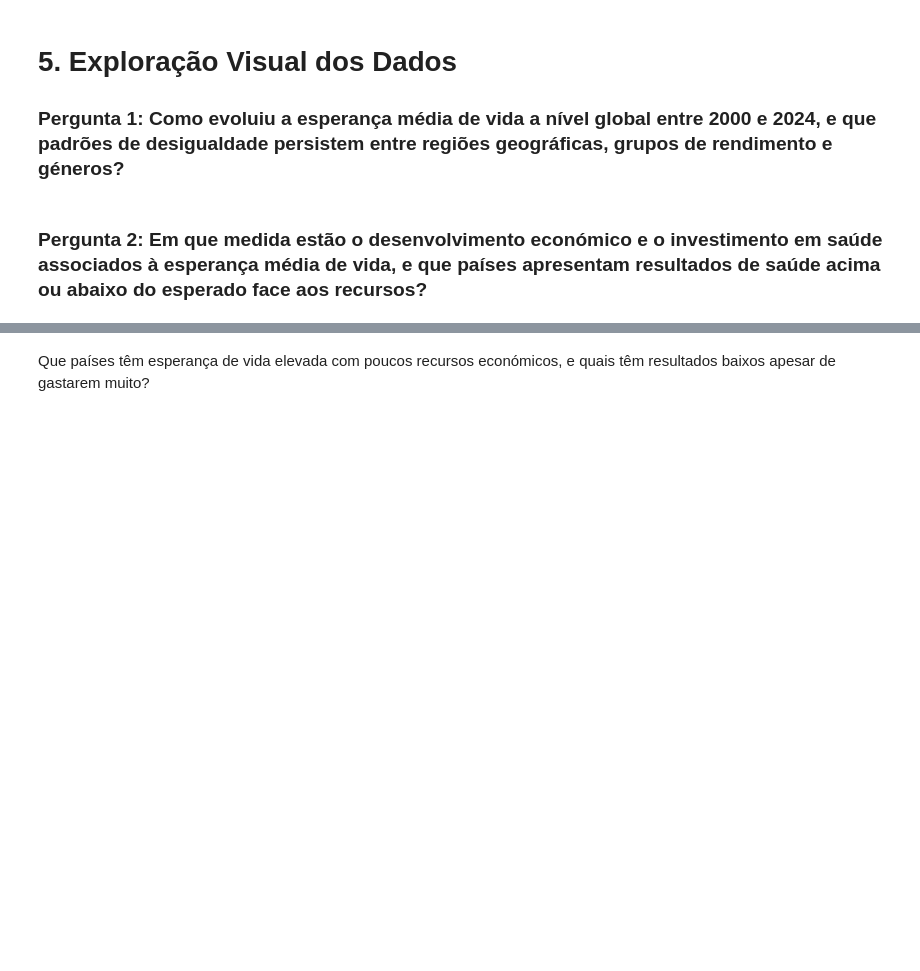
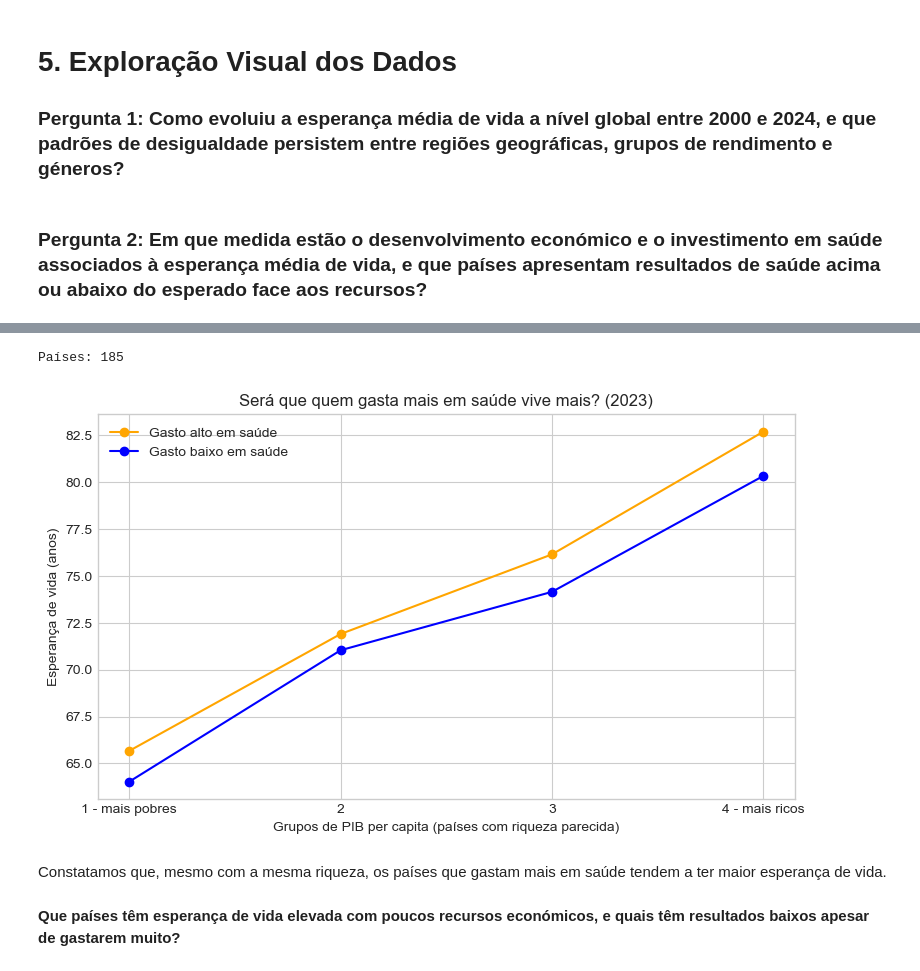
Before and after one commit to matilde-quiterio/Data-visualization, a Jupyter notebook: notebook.ipynb, the cells around one changed output, grey strips where cells are left out. Drawn from its saved outputs; the diff is of its cells as text; code cells hidden in the pictures; blank space fills up the shorter version.

```diff
--- a/notebook.ipynb
+++ b/notebook.ipynb
@@ -264,2 +325,33 @@ O gasto em saúde (per capita e % do PIB) está associado a ganhos de esperança
+# %%
+colunas = ["gdp_per_capita", "life_expectancy", "health_expenditure_per_capita", "health_expenditure_pct_gdp"]
+dados_2023 = dados[dados["year"] == 2023].dropna(subset=colunas).copy()
+print("Países:", len(dados_2023))
+
+#Grupos de riqueza
+#O pd.qcut() ordena os países por PIB per capita e corta em 4 grupos com o mesmo número de países. Cada grupo é um quartil.
+#Com quartis os grupos são mais comparáveis porque o PIB é desigual entre países.
+dados_2023["grupos_pib"] = pd.qcut(dados_2023["gdp_per_capita"], q=4, labels=["1 - mais pobres", "2", "3", "4 - mais ricos"])
+
+#Gasto alto ou baixo dentro de cada grupo de riqueza.
+mediana = dados_2023.groupby("grupos_pib", observed=True)["health_expenditure_per_capita"].transform("median")
+dados_2023["gasto"] = np.where(dados_2023["health_expenditure_per_capita"] >= mediana, "alto", "baixo")
+
+#Esperança média de vida em cada subgrupo
+medias = dados_2023.groupby(["grupos_pib", "gasto"], observed=True)["life_expectancy"].mean().unstack()
+
+#Gráfico, com uma linha para cada tipo de gasto
+plt.figure(figsize=(9, 5))
+plt.plot(medias.index, medias["alto"], marker="o", color="orange", label="Gasto alto em saúde")
+plt.plot(medias.index, medias["baixo"], marker="o", color="blue", label="Gasto baixo em saúde")
+plt.xlabel("Grupos de PIB per capita (países com riqueza parecida)")
+plt.ylabel("Esperança de vida (anos)")
+plt.title("Será que quem gasta mais em saúde vive mais? (2023)")
+plt.legend()
+plt.show()
+# %% [output]
+Países: 185
+[figure, added]
+# %% [markdown]
+Constatamos que, mesmo com a mesma riqueza, os países que gastam mais em saúde tendem a ter maior esperança de vida.
 # %% [markdown]
-Que países têm esperança de vida elevada com poucos recursos económicos, e quais têm resultados baixos apesar de gastarem muito?
+**Que países têm esperança de vida elevada com poucos recursos económicos, e quais têm resultados baixos apesar de gastarem muito?**
```
Also changed, not shown: parts of 11 cells of this notebook.
